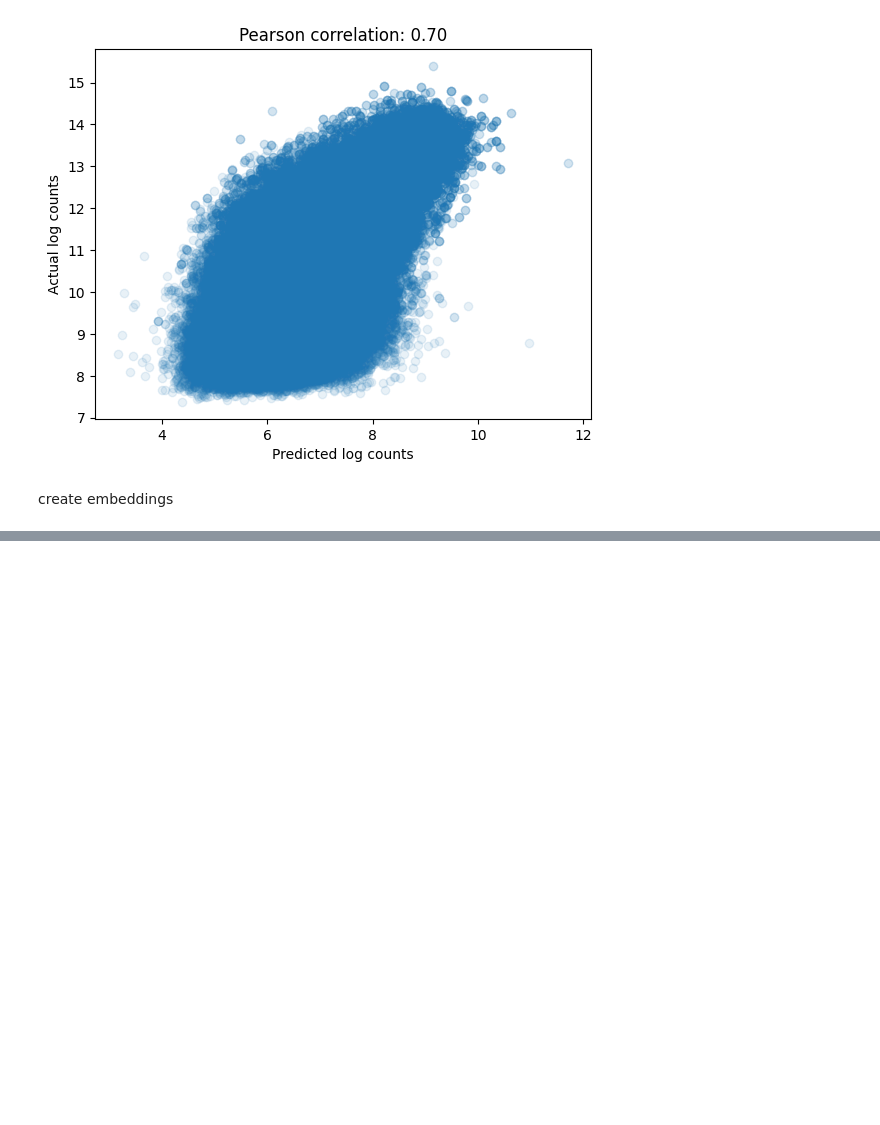
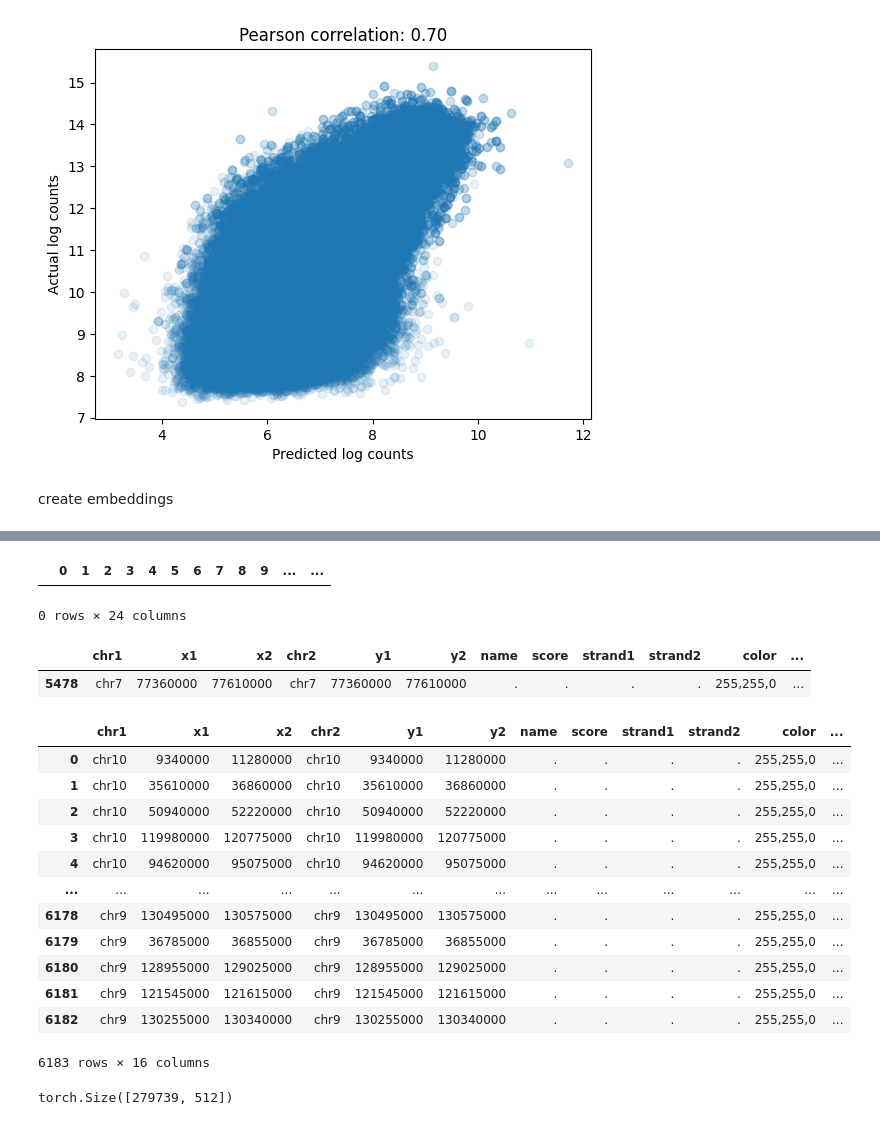
Before and after one commit to kyshih/CS224W, a Jupyter notebook: make_embeddings.ipynb, the cells around one changed output, grey strips where cells are left out. Cells and saved outputs as stored; diff of their text form; code cells hidden in the pictures; blank space fills up the shorter version.

Commit message:
started creating graphs

```diff
--- a/make_embeddings.ipynb
+++ b/make_embeddings.ipynb
@@ -54,0 +237,7 @@ np.savez_compressed(f"{output_dir}/{embeddings_file_name}", embeddings=embedding
+# %%
+# Read the file into a DataFrame, skipping rows that start with '#'
+with gzip.open("./data/ENCFF050EKS.bedpe.gz", 'rt') as f:
+    hic_data = pd.read_csv(f, sep='\t', comment='#', header=None)
+
+# Display the first few rows to confirm it's read correctly
+hic_data.head()
@@ -54,0 +256,26 @@ np.savez_compressed(f"{output_dir}/{embeddings_file_name}", embeddings=embedding
+# %%
+adj_hic_data
+# %% [output]
+|  | 0 | 1 | 2 | 3 | 4 | 5 | 6 | 7 | 8 | 9 | ... | ... |
+0 rows × 24 columns
+# %%
+adj_hic_data
+# %% [output]
+|  | chr1 | x1 | x2 | chr2 | y1 | y2 | name | score | strand1 | strand2 | color | ... |
+| 5478 | chr7 | 77360000 | 77610000 | chr7 | 77360000 | 77610000 | . | . | . | . | 255,255,0 | ... |
+# %%
+hic_data
+# %% [output]
+|  | chr1 | x1 | x2 | chr2 | y1 | y2 | name | score | strand1 | strand2 | color | ... |
+| 0 | chr10 | 9340000 | 11280000 | chr10 | 9340000 | 11280000 | . | . | . | . | 255,255,0 | ... |
+| 1 | chr10 | 35610000 | 36860000 | chr10 | 35610000 | 36860000 | . | . | . | . | 255,255,0 | ... |
+| 2 | chr10 | 50940000 | 52220000 | chr10 | 50940000 | 52220000 | . | . | . | . | 255,255,0 | ... |
+| 3 | chr10 | 119980000 | 120775000 | chr10 | 119980000 | 120775000 | . | . | . | . | 255,255,0 | ... |
+| 4 | chr10 | 94620000 | 95075000 | chr10 | 94620000 | 95075000 | . | . | . | . | 255,255,0 | ... |
+| ... | ... | ... | ... | ... | ... | ... | ... | ... | ... | ... | ... | ... |
+| 6178 | chr9 | 130495000 | 130575000 | chr9 | 130495000 | 130575000 | . | . | . | . | 255,255,0 | ... |
+| 6179 | chr9 | 36785000 | 36855000 | chr9 | 36785000 | 36855000 | . | . | . | . | 255,255,0 | ... |
+| 6180 | chr9 | 128955000 | 129025000 | chr9 | 128955000 | 129025000 | . | . | . | . | 255,255,0 | ... |
+| 6181 | chr9 | 121545000 | 121615000 | chr9 | 121545000 | 121615000 | . | . | . | . | 255,255,0 | ... |
+| 6182 | chr9 | 130255000 | 130340000 | chr9 | 130255000 | 130340000 | . | . | . | . | 255,255,0 | ... |
+6183 rows × 16 columns
@@ -54,0 +285,5 @@ np.savez_compressed(f"{output_dir}/{embeddings_file_name}", embeddings=embedding
+# %%
+embeddings = torch.tensor(embeddings)
+embeddings.shape
+# %% [output]
+torch.Size([279739, 512])
```
Also changed, not shown: parts of 30 cells of this notebook, 2 other files.
